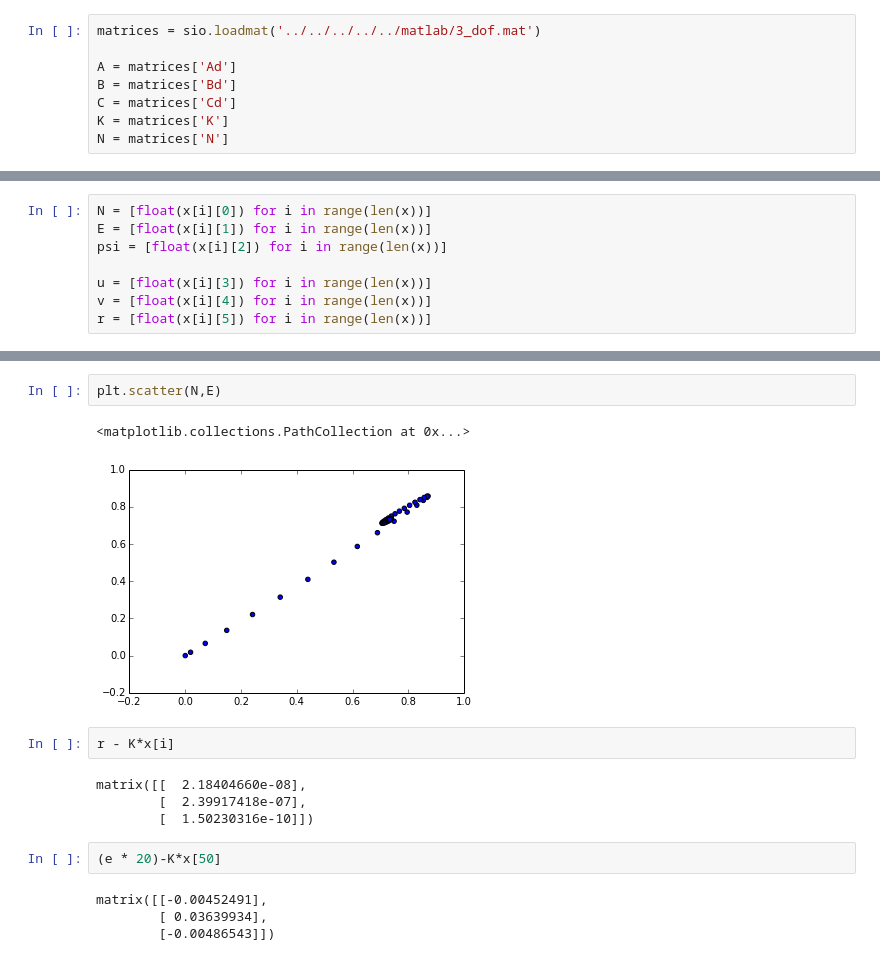
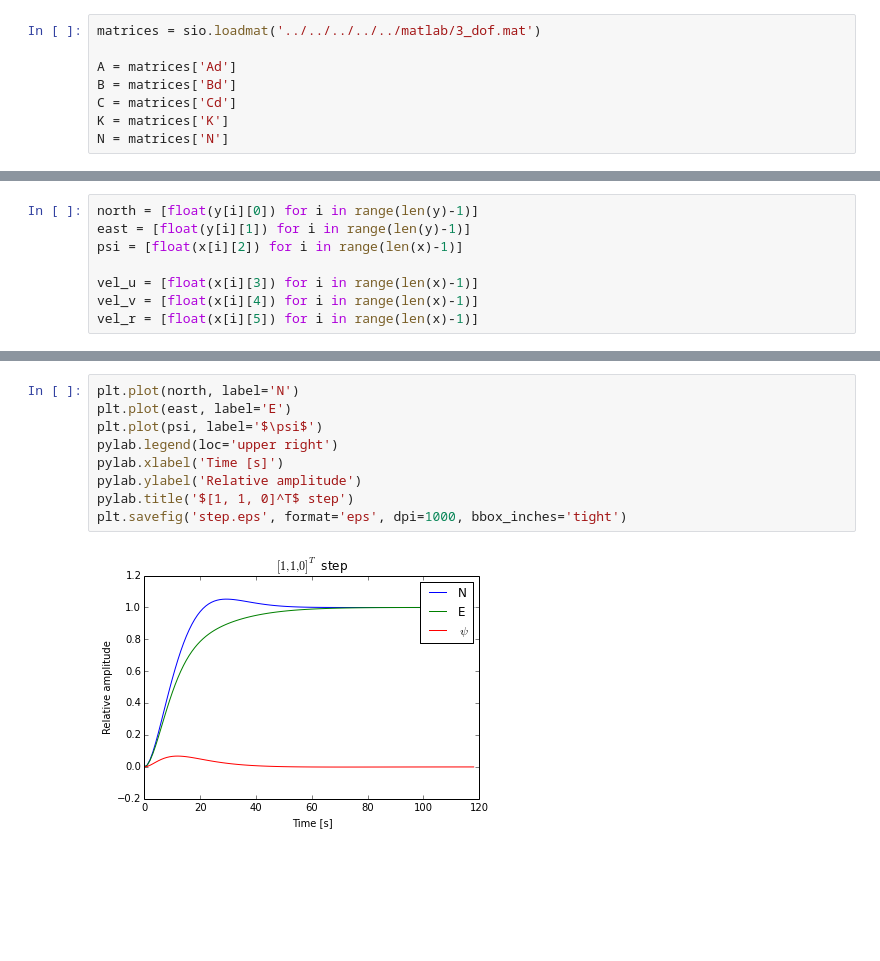
Before and after one commit to lbromo/aauship-formation, a Jupyter notebook: code/hli/ros/src/aauship/scripts/State feedback control.ipynb, the cells around one changed output, grey strips where cells are left out. Drawn from its saved outputs; the diff is of its cells as text; blank space fills up the shorter version.

```diff
--- a/code/hli/ros/src/aauship/scripts/State feedback control.ipynb
+++ b/code/hli/ros/src/aauship/scripts/State feedback control.ipynb
@@ -37,8 +66,8 @@ for i in range(runs-1):
 # %%
-N = [float(x[i][0]) for i in range(len(x))]
-E = [float(x[i][1]) for i in range(len(x))]
-psi = [float(x[i][2]) for i in range(len(x))]
+north = [float(y[i][0]) for i in range(len(y)-1)]
+east = [float(y[i][1]) for i in range(len(y)-1)]
+psi = [float(x[i][2]) for i in range(len(x)-1)]
 
-u = [float(x[i][3]) for i in range(len(x))]
-v = [float(x[i][4]) for i in range(len(x))]
-r = [float(x[i][5]) for i in range(len(x))]
+vel_u = [float(x[i][3]) for i in range(len(x)-1)]
+vel_v = [float(x[i][4]) for i in range(len(x)-1)]
+vel_r = [float(x[i][5]) for i in range(len(x)-1)]
@@ -52,17 +74,11 @@ plt.plot(psi)
-# %%
-plt.scatter(N,E)
-# %% [output]
-<matplotlib.collections.PathCollection at 0x...>
-[figure, removed]
-# %%
-r - K*x[i]
-# %% [output]
-matrix([[  2.18404660e-08],
-        [  2.39917418e-07],
-        [  1.50230316e-10]])
-# %%
-(e * 20)-K*x[50]
-# %% [output]
-matrix([[-0.00452491],
-        [ 0.03639934],
-        [-0.00486543]])
+# %%
+plt.plot(north, label='N')
+plt.plot(east, label='E')
+plt.plot(psi, label='$\psi$')
+pylab.legend(loc='upper right')
+pylab.xlabel('Time [s]')
+pylab.ylabel('Relative amplitude')
+pylab.title('$[1, 1, 0]^T$ step')
+plt.savefig('step.eps', format='eps', dpi=1000, bbox_inches='tight')
+# %% [output]
+[figure, added]
```
Also changed, not shown: parts of 6 cells of this notebook.
